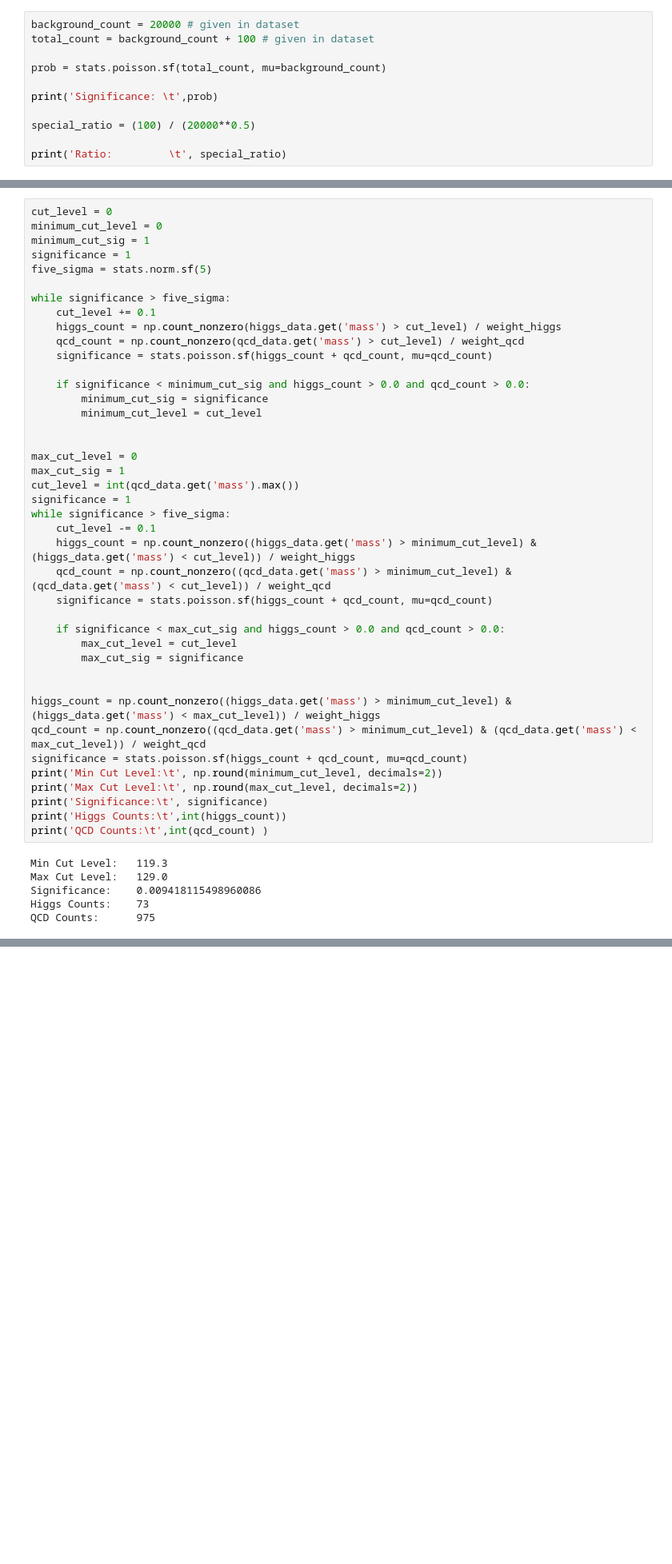
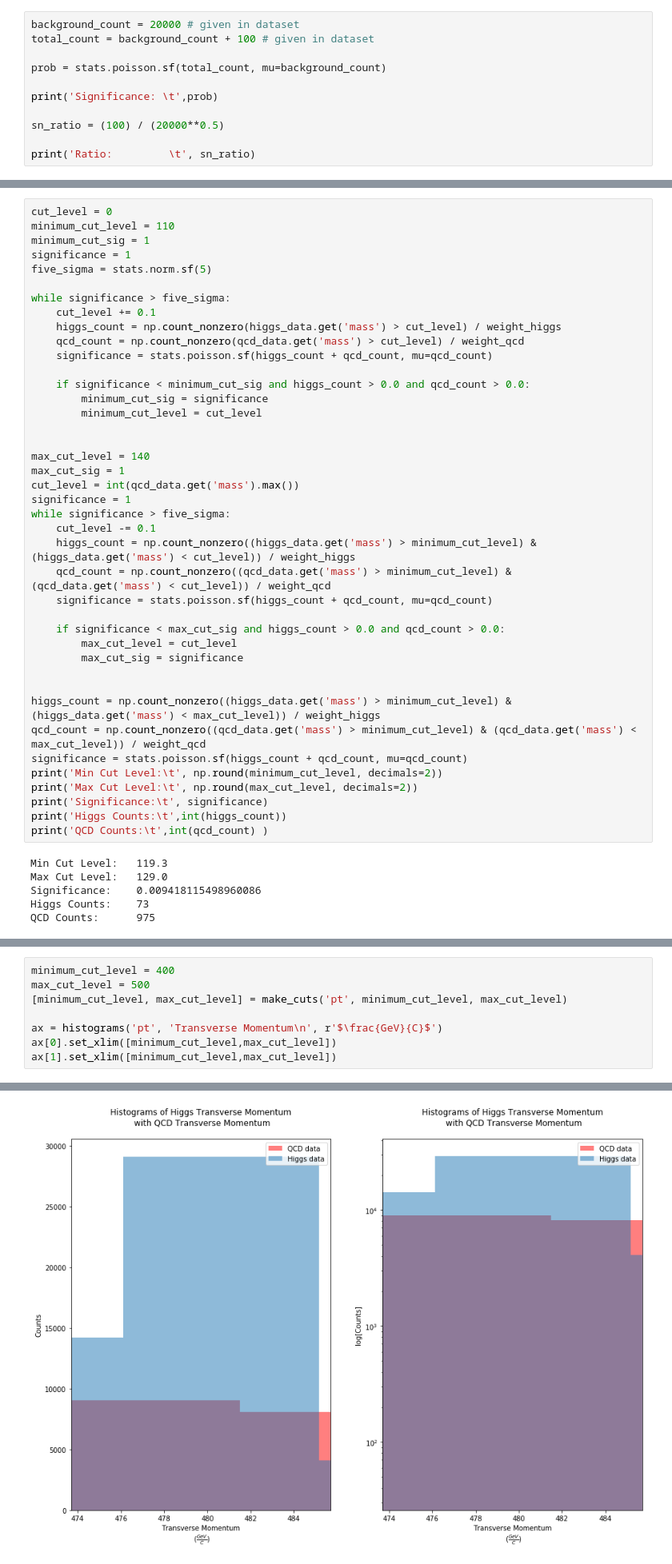
Before and after one commit to nsyochum/Physics-434, a Jupyter notebook: Lab_7/Lab_7.ipynb, the cells around one changed output, grey strips where cells are left out. Shown at 80% size. Cells and saved outputs as stored; diff of their text form; blank space fills up the shorter version.

```diff
--- a/Lab_7/Lab_7.ipynb
+++ b/Lab_7/Lab_7.ipynb
@@ -92,9 +61,9 @@ prob = stats.poisson.sf(total_count, mu=background_count)
 
 print('Significance: \t',prob)
 
-special_ratio = (100) / (20000**0.5)
+sn_ratio = (100) / (20000**0.5)
 
-print('Ratio:         \t', special_ratio)
+print('Ratio:         \t', sn_ratio)
 # %% [output]
 Significance:    0.23847212190687442
 Ratio:           0.7071067811865475
@@ -116,7 +85,7 @@ Weight QCD:      5.0
 What this means is that 1000 Higgs counts in my data set corrospond to one Higgs detection and every 5 QCD counts in my data set corrospond to one QCD detection.  I can know cut the background to maximize my significance.
 # %%
 cut_level = 0
-minimum_cut_level = 0
+minimum_cut_level = 110
 minimum_cut_sig = 1
 significance = 1
 five_sigma = stats.norm.sf(5)
@@ -132,7 +101,7 @@ while significance > five_sigma:
         minimum_cut_level = cut_level
 
 
-max_cut_level = 0
+max_cut_level = 140
 max_cut_sig = 1
 cut_level = int(qcd_data.get('mass').max())
 significance = 1
@@ -165,0 +229,9 @@ Note, it is actually impossible to get a $5\sigma$ significance on the mass beca
+# %%
+minimum_cut_level = 400
+max_cut_level = 500
+[minimum_cut_level, max_cut_level] = make_cuts('pt', minimum_cut_level, max_cut_level)
+
+ax = histograms('pt', 'Transverse Momentum\n', r'$\frac{GeV}{C}$')
+ax[0].set_xlim([minimum_cut_level,max_cut_level])
+ax[1].set_xlim([minimum_cut_level,max_cut_level])
+# %% [output]
@@ -165,0 +244 @@ Note, it is actually impossible to get a $5\sigma$ significance on the mass beca
+[figure, added]
```
Also changed, not shown: parts of 33 cells of this notebook.
